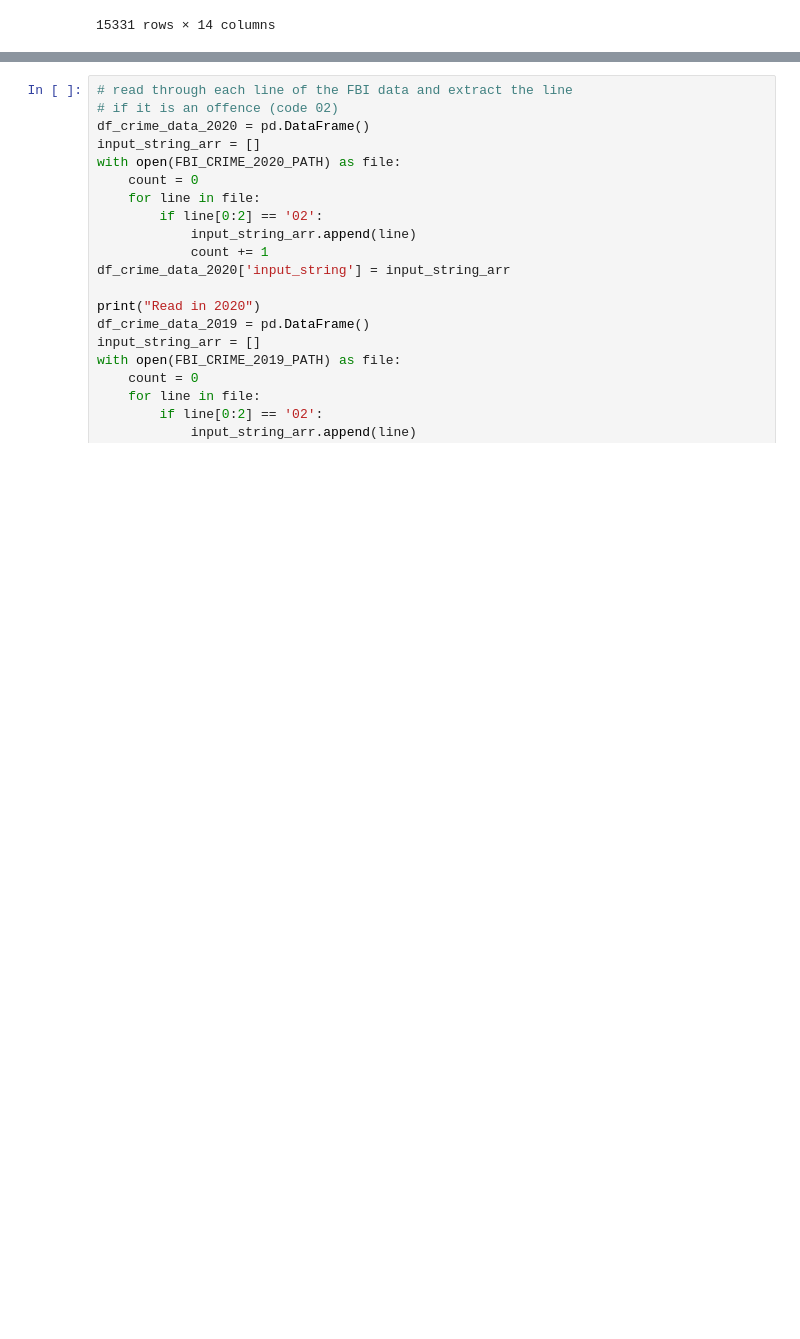
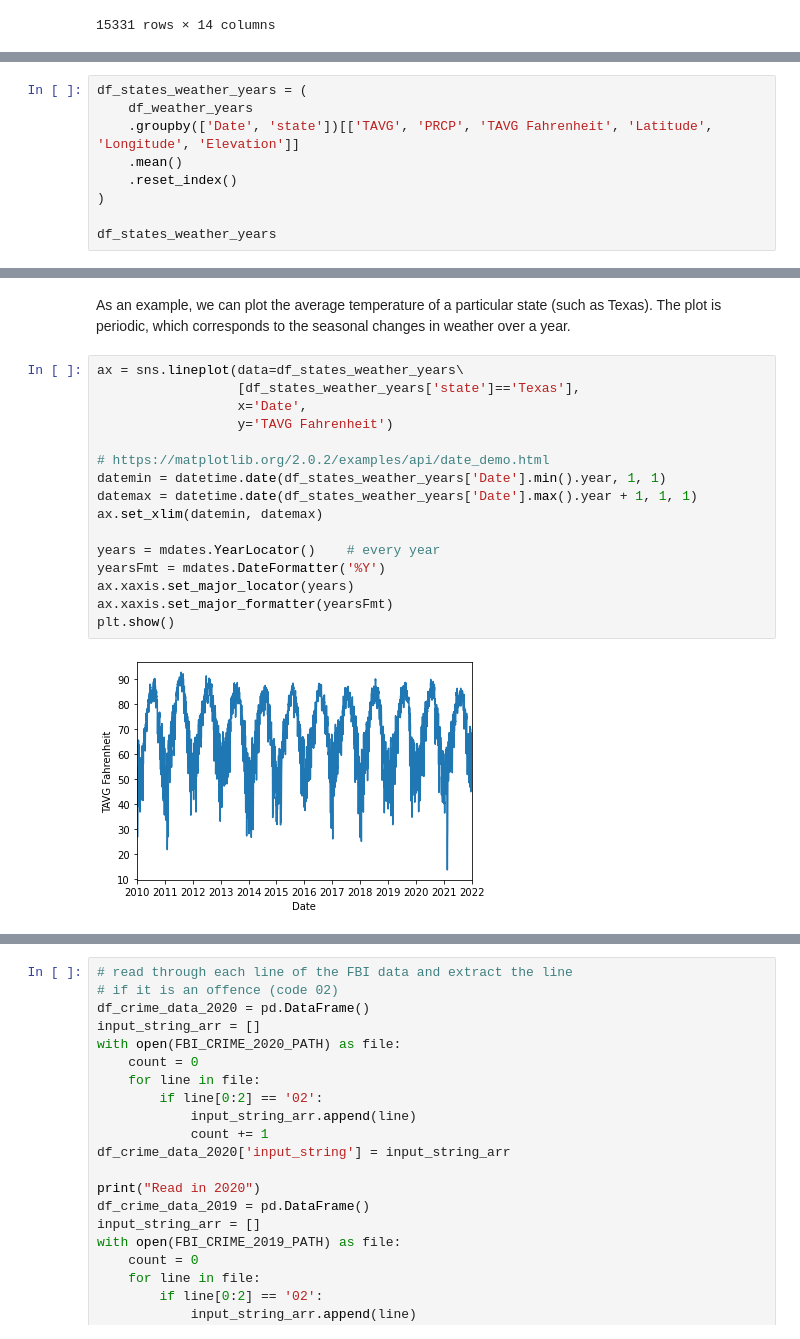
Before and after one commit to gavintchan/data200-grad-project, a Jupyter notebook: data200_grad_project.ipynb, the cells around one changed output, grey strips where cells are left out. Drawn from its saved outputs; the diff is of its cells as text; blank space fills up the shorter version.

Commit message:
moved temperature EDA, added average and Z-score, attemped more graphs for correlation

```diff
--- a/data200_grad_project.ipynb
+++ b/data200_grad_project.ipynb
@@ -173,0 +247,9 @@ df_daily_CA_weather
+# %%
+df_states_weather_years = (
+    df_weather_years
+    .groupby(['Date', 'state'])[['TAVG', 'PRCP', 'TAVG Fahrenheit', 'Latitude', 'Longitude', 'Elevation']]
+    .mean()
+    .reset_index()
+)
+
+df_states_weather_years
@@ -173,0 +270,20 @@ df_daily_CA_weather
+# %% [markdown]
+As an example, we can plot the average temperature of a particular state (such as Texas). The plot is periodic, which corresponds to the seasonal changes in weather over a year.
+# %%
+ax = sns.lineplot(data=df_states_weather_years\
+                  [df_states_weather_years['state']=='Texas'],
+                  x='Date',
+                  y='TAVG Fahrenheit')
+
+# https://matplotlib.org/2.0.2/examples/api/date_demo.html
+datemin = datetime.date(df_states_weather_years['Date'].min().year, 1, 1)
+datemax = datetime.date(df_states_weather_years['Date'].max().year + 1, 1, 1)
+ax.set_xlim(datemin, datemax)
+
+years = mdates.YearLocator()    # every year
+yearsFmt = mdates.DateFormatter('%Y')
+ax.xaxis.set_major_locator(years)
+ax.xaxis.set_major_formatter(yearsFmt)
+plt.show()
+# %% [output]
+[figure, added]
```
Also changed, not shown: parts of 54 cells of this notebook.
